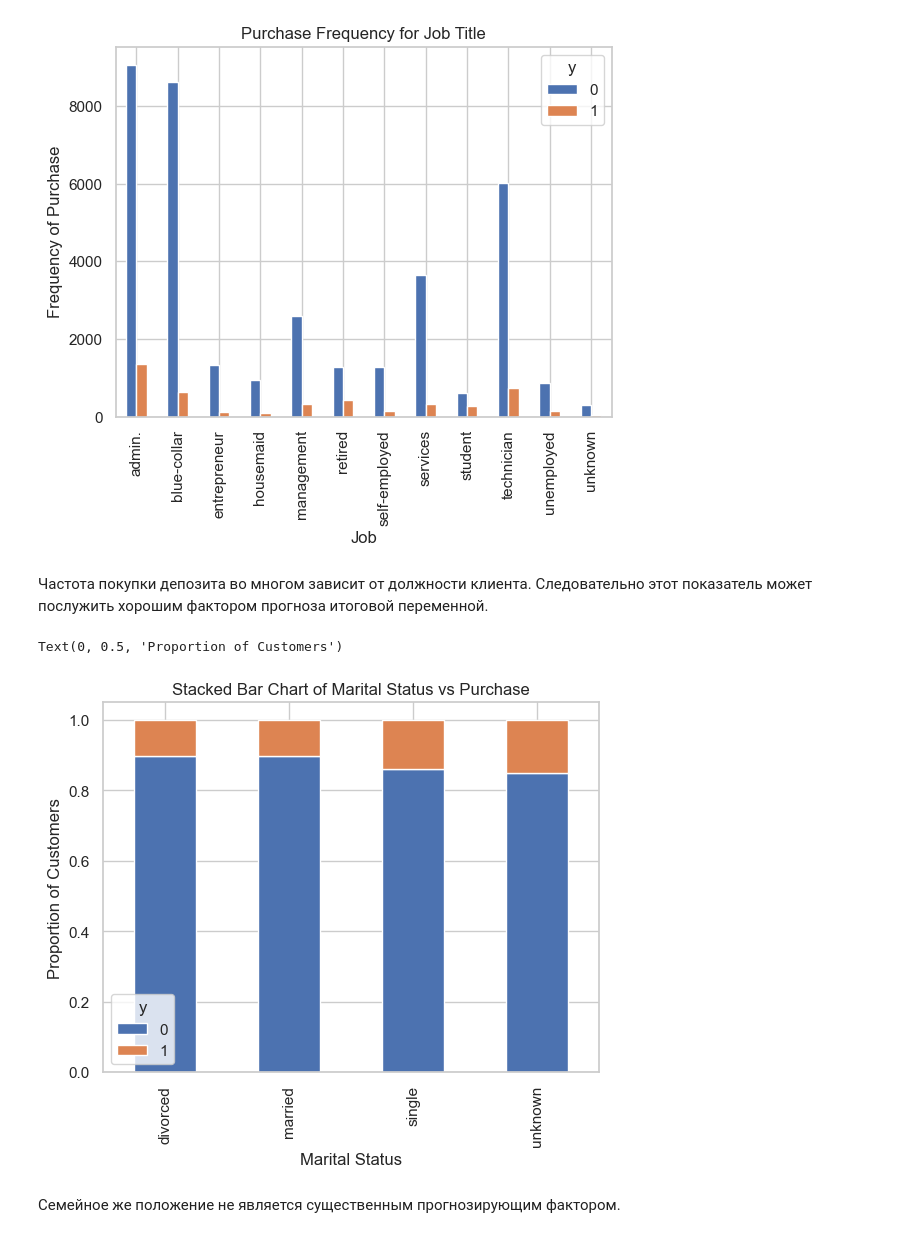
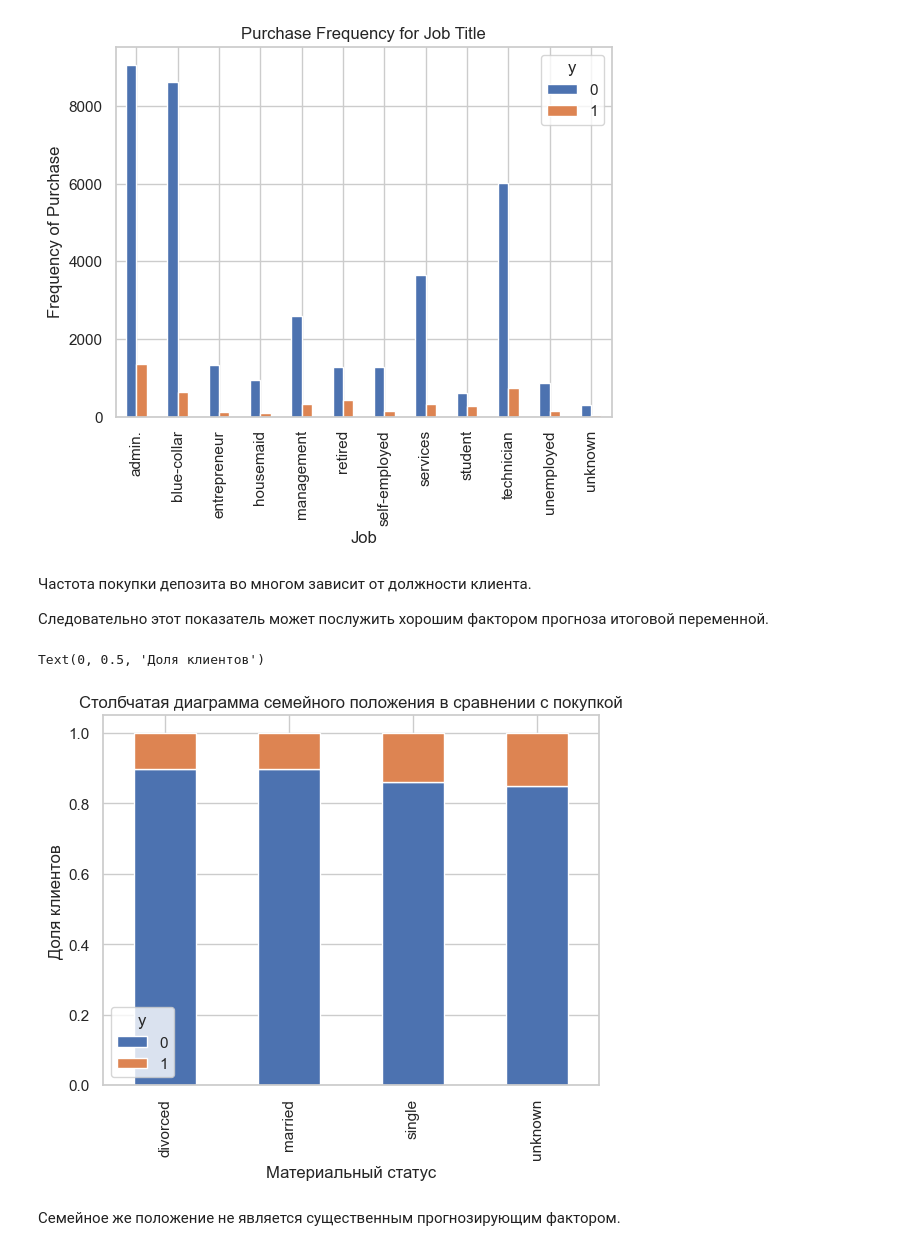
Before and after one commit to RusAl84/IntroML, a Jupyter notebook: Logistic Regression balanced.ipynb, the cells around one changed output. Cells and saved outputs as stored; diff of their text form; code cells hidden in the pictures.

```diff
--- a/Logistic Regression balanced.ipynb
+++ b/Logistic Regression balanced.ipynb
@@ -209,16 +213,18 @@ plt.ylabel('Frequency of Purchase')
 Text(0, 0.5, 'Frequency of Purchase')
 [figure]
 # %% [markdown]
-Частота покупки депозита во многом зависит от должности клиента. Следовательно этот показатель может послужить хорошим фактором прогноза итоговой переменной.
+Частота покупки депозита во многом зависит от должности клиента.
+
+Следовательно этот показатель может послужить хорошим фактором прогноза итоговой переменной.
 # %%
 table=pd.crosstab(data.marital,data.y)
 table.div(table.sum(1).astype(float), axis=0).plot(kind='bar', stacked=True)
-plt.title('Stacked Bar Chart of Marital Status vs Purchase')
-plt.xlabel('Marital Status')
-plt.ylabel('Proportion of Customers')
+plt.title('Столбчатая диаграмма семейного положения в сравнении с покупкой')
+plt.xlabel('Материальный статус')
+plt.ylabel('Доля клиентов')
 # %% [output]
-Text(0, 0.5, 'Proportion of Customers')
+Text(0, 0.5, 'Доля клиентов')
-[figure, old version]
+[figure, new version]
 # %% [markdown]
 Семейное же положение не является существенным прогнозирующим фактором.
 # %%
```
Also changed, not shown: parts of 20 cells of this notebook.
